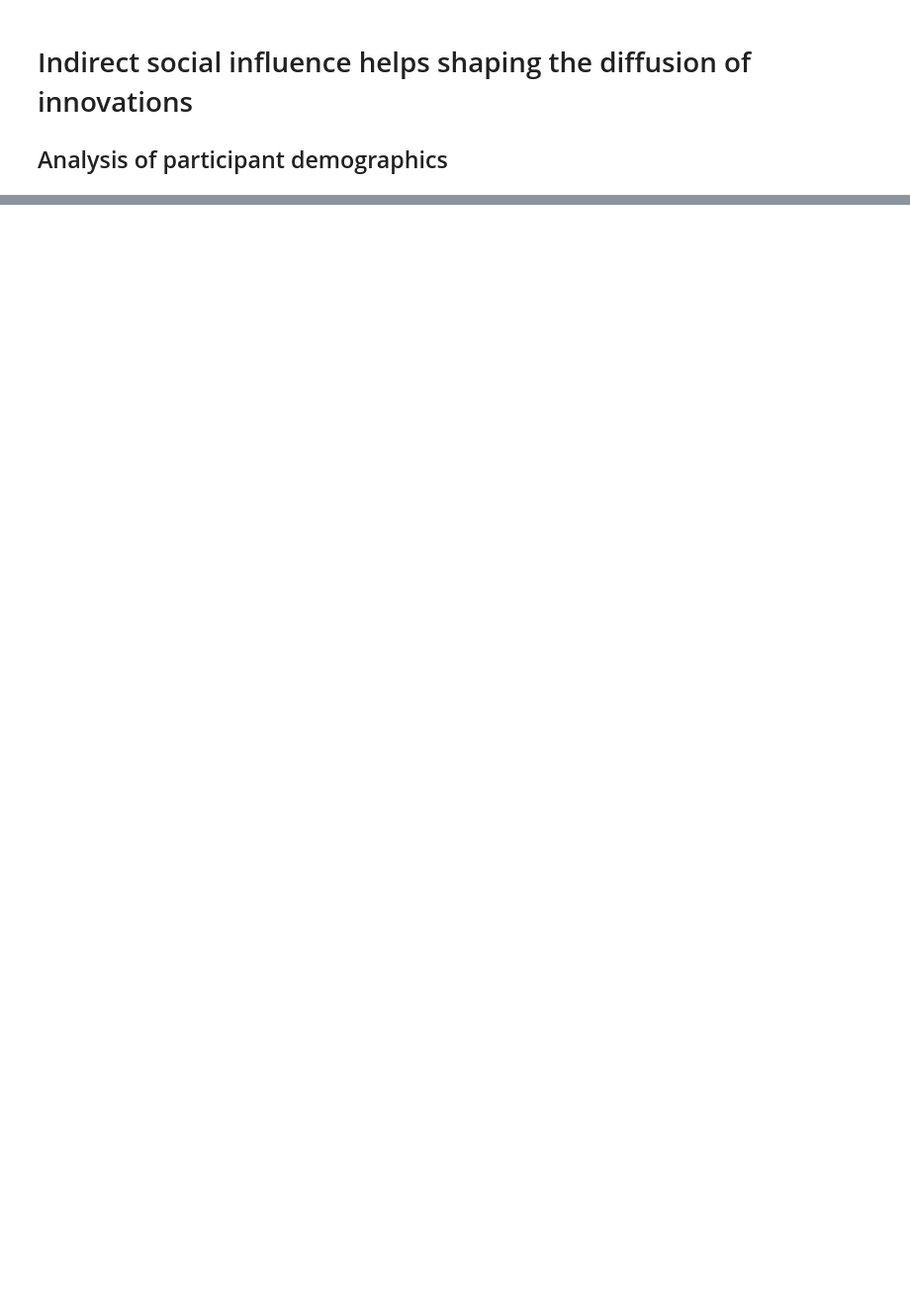
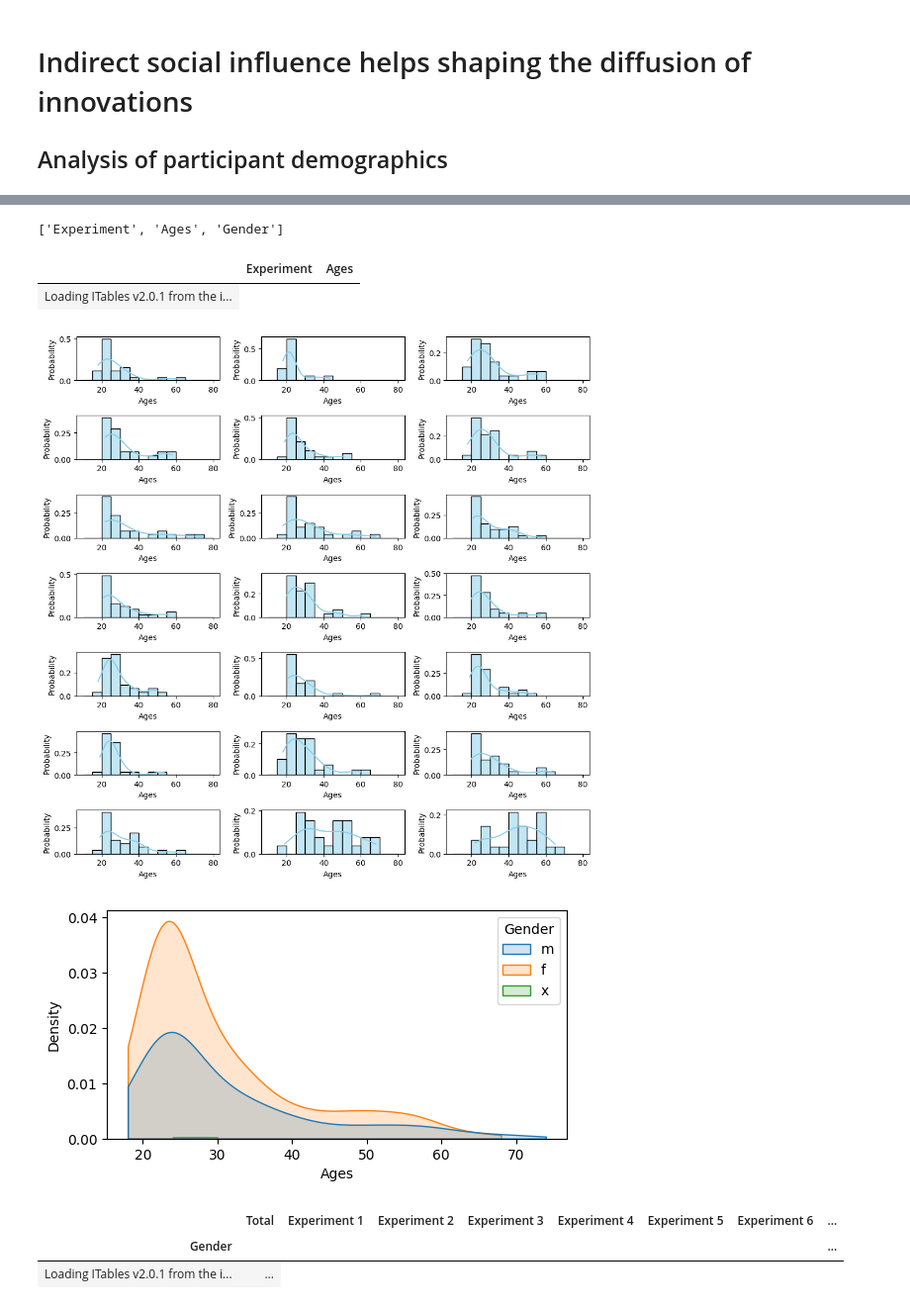
Before and after one commit to mpereda/Indirect-social-influence-helps-shaping-the-diffusion-of-innovations, a Jupyter notebook: Demographics of participants/demographics.ipynb, the cells around one changed output, grey strips where cells are left out. Shown at 99% size. Drawn from its saved outputs; the diff is of its cells as text; code cells hidden in the pictures; blank space fills up the shorter version.

```diff
--- a/Demographics of participants/demographics.ipynb
+++ b/Demographics of participants/demographics.ipynb
@@ -10,7 +10,8 @@ import os
 import pandas as pd
 import seaborn as sns
 import matplotlib.pyplot as plt
-
+from itables import init_notebook_mode, show
+init_notebook_mode(all_interactive=True)
 
 
 # Load the file "demographics_t2.csv" as a dataframe
@@ -19,10 +20,10 @@ df = pd.read_csv("demographics_t2.csv")
 print(df.columns.tolist())
 
 #Edad media
-print(df.describe())
+show(df.describe())
 
 
-#Create a grid of plots, there are as many as the maximum value of the "Experiment" column. In each plot a relative frequency histogram of the "Ages" column must be made.
+#Vas a hacer un grid de plots, hay tantos como el valor máximo de la columna "Experiment". En cada plot hay que hacer un histograma de frecuencia relativa de la columna "Ages"
 
 
 # Get the maximum value of the "Experiment" column
@@ -30,8 +31,6 @@ max_experiment = df["Experiment"].max()
 
 palette = iter(sns.husl_palette(max_experiment))
 
-# Create a grid of plots
-fig, axes = plt.subplots(nrows=7, ncols=3, figsize=(8, 6))
 
 # Iterate over each experiment and plot the histogram
 # Calculate the number of rows and columns based on the maximum value of the "Experiment" column
@@ -62,16 +61,17 @@ for i in range(1, max_experiment + 1):
 plt.tight_layout()
 
 # Show the plot
-#plt.show()
 plt.savefig("Distribution_per_experiment.pdf", format="pdf", bbox_inches="tight")
+plt.show()
 
 palette2 = iter(sns.husl_palette(h=.5, n_colors=3))
 
 #https://cesarquezadab.com/2022/02/22/dominando-graficos-en-python-con-matplotlib-y-seaborn/
 fig2= plt.subplots(nrows=1, ncols=1, figsize=(6, 3))
 sns.kdeplot(data=df, x="Ages", hue="Gender", cut=0, fill=True, common_norm=True, alpha=0.2)
+plt.savefig("Gender_age.pdf", format="pdf", bbox_inches="tight")
 plt.show()
-plt.savefig("Gender_age.pdf", format="pdf", bbox_inches="tight")
+
 
 # A este gráfico le falta una caption que diga que proporción hay de cada grupo, porque al ser una density parace que hay muchos no binarios.
 #If True, scale each conditional density by the number of observations such that the total area under all densities sums to 1
@@ -89,5 +89,6 @@ for i in range(1, max_experiment + 1):
     summary_table[f"Experiment {i}"] = experiment_counts
 
 # Display the summary table
-print(summary_table)
+show(summary_table)
 summary_table.to_csv("resumen_genero.csv")
+# %% [output]
@@ -93,0 +96,8 @@ summary_table.to_csv("resumen_genero.csv")
+['Experiment', 'Ages', 'Gender']
+|  | Experiment | Ages |
+| Loading ITables v2.0.1 from the i... |
+[figure, added]
+[figure, added]
+|  | Total | Experiment 1 | Experiment 2 | Experiment 3 | Experiment 4 | Experiment 5 | Experiment 6 | ... |
+| Gender |  |  |  |  |  |  |  | ... |
+| Loading ITables v2.0.1 from the i... | ... |
```
Also changed, not shown: parts of 1 cell of this notebook.
